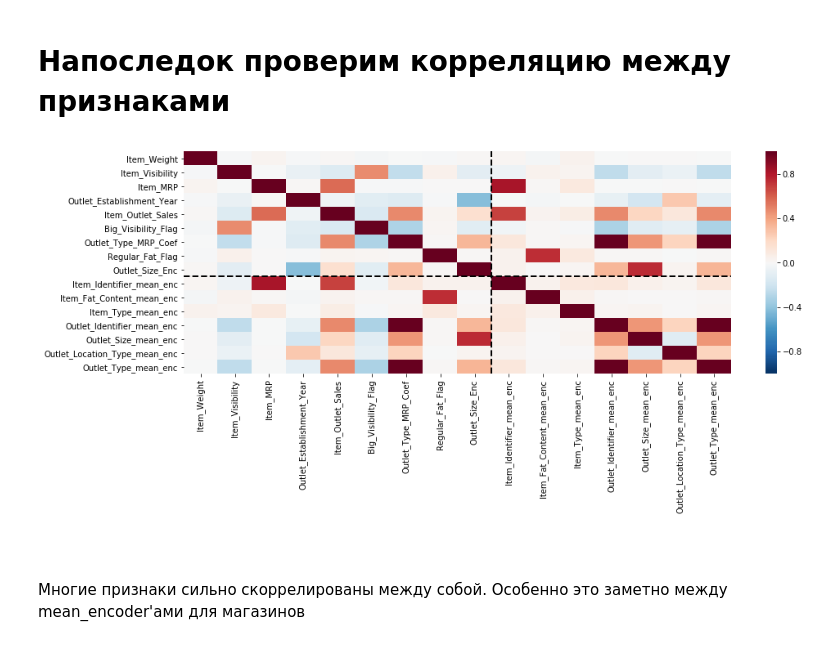
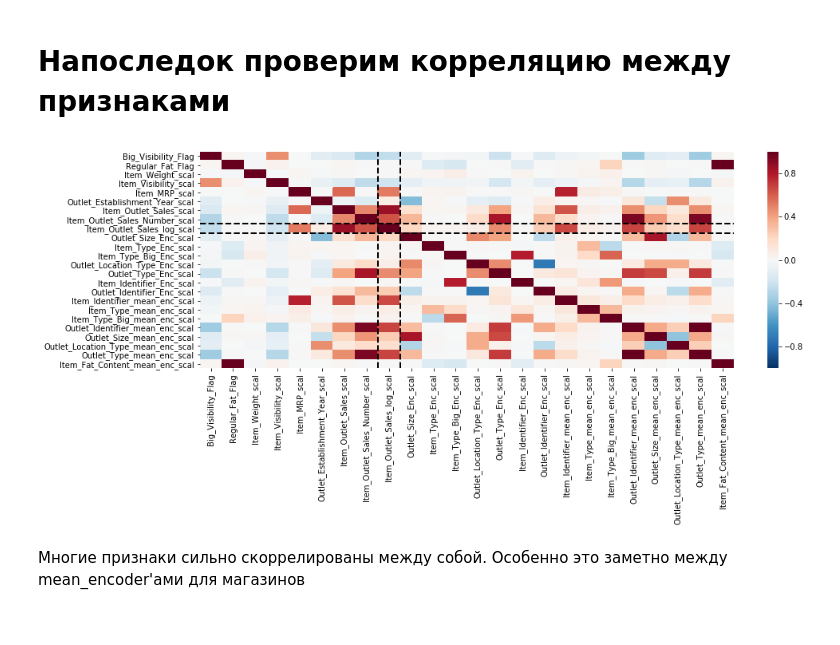
Before and after one commit to EgorDudyrev/netology_ml, a Jupyter notebook: 9_semifinal_task/Semifinal_task.ipynb, the cells around one changed output. Drawn from its saved outputs; the diff is of its cells as text; code cells hidden in the pictures.

```diff
--- a/9_semifinal_task/Semifinal_task.ipynb
+++ b/9_semifinal_task/Semifinal_task.ipynb
@@ -274,14 +321,14 @@ Mean Encodings
 # %%
-for f in ['Item_Identifier','Item_Type','Outlet_Identifier',
-          'Outlet_Size','Outlet_Location_Type','Outlet_Type']:
-    d = train_data.groupby(f)['Item_Outlet_Sales'].mean().to_dict()
-    m = train_data['Item_Outlet_Sales'].mean()
+for f in ['Item_Identifier','Item_Type', 'Item_Type_Big', 'Outlet_Identifier',
+          'Outlet_Size','Outlet_Location_Type','Outlet_Type', 'Item_Fat_Content']:
+    d = train_data.groupby(f)['Item_Outlet_Sales_log'].mean().to_dict()
+    m = train_data['Item_Outlet_Sales_log'].mean()
     train_data[f+'_mean_enc'] = train_data[f].apply(lambda x: d[x])
     test_data[f+'_mean_enc'] = test_data[f].apply(lambda x: d.get(x,m))
 # %% [markdown]
 One Hot Encodings
 # %%
-for f in ['Outlet_Location_Type','Outlet_Location_Type','Outlet_Type','Item_Type']:
+for f in ['Outlet_Location_Type','Outlet_Location_Type','Outlet_Type','Item_Type', 'Item_Type_Big']:
     for v in train_data[f].unique():
         train_data[f+'__'+str(v)] = train_data[f]==v
         test_data[f+'__'+str(v)] = test_data[f]==v
@@ -287,0 +341,3 @@ for f in ['Outlet_Location_Type','Outlet_Location_Type','Outlet_Type','Item_Type
+# %%
+feats_to_scale = train_data.columns[-train_data.dtypes.isin([np.dtype('O'),np.dtype('bool')])]
+feats_to_scale
@@ -288,15 +355,18 @@ for f in ['Outlet_Location_Type','Outlet_Location_Type','Outlet_Type','Item_Type
+# %%
+for f in feats_to_scale:
+    scal = MinMaxScaler()
+    train_data[f+'_scal'] = scal.fit_transform(train_data[[f]])
+    test_data[f+'_scal'] = scal.transform(test_data[[f]])
 # %% [markdown]
 # Напоследок проверим корреляцию между признаками
 # %%
-cds = train_data[[x for x in train_data.columns if '__' not in x]].corr()
-sns.heatmap(cds, cmap='RdBu_r', vmin=-1, vmax=1)
-for x in [9]:
+cds = train_data[[x for x in train_data.columns if '__' not in x and x not in feats_to_scale]].corr()
+sns.heatmap(cds, cmap='RdBu_r', vmin=-1, vmax=1, annot=False)
+for x in [8,9]:
     plt.axvline(x, linestyle='--', color='black', linewidth=2)
     plt.axhline(x, linestyle='--', color='black', linewidth=2)
 # %% [output]
-[figure, old version]
+[figure, new version]
-# %% [markdown]
-#
 # %% [markdown]
 Многие признаки сильно скоррелированы между собой. Особенно это заметно между mean_encoder'ами для магазинов
 # %% [markdown]
```
Also changed, not shown: parts of 142 cells of this notebook, 6 other files.
